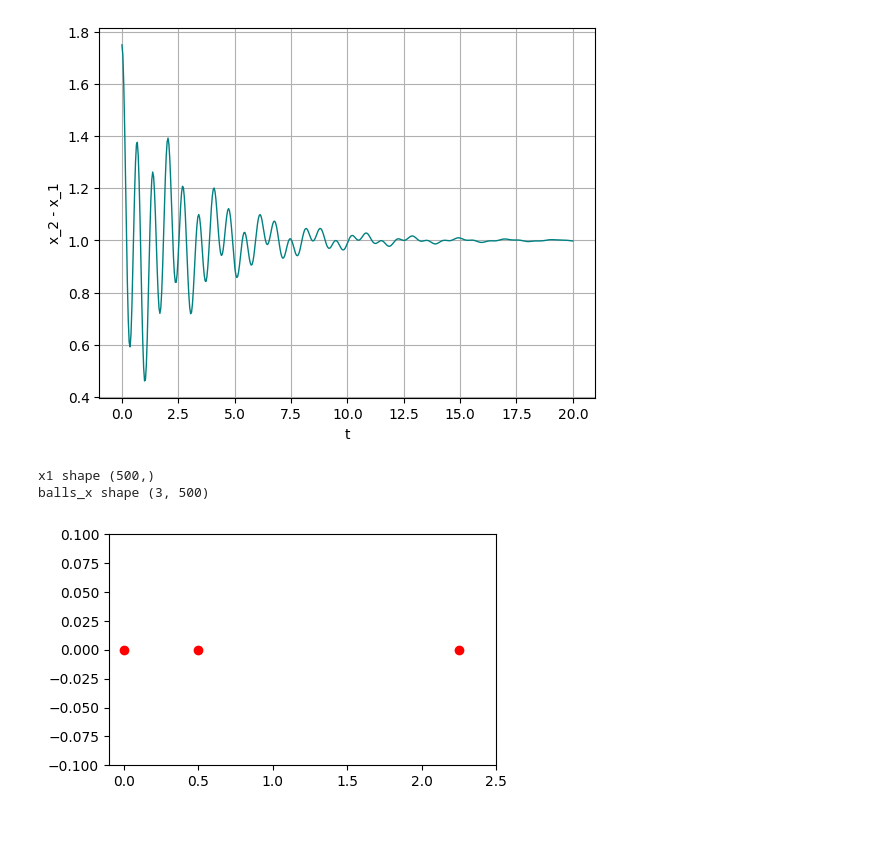
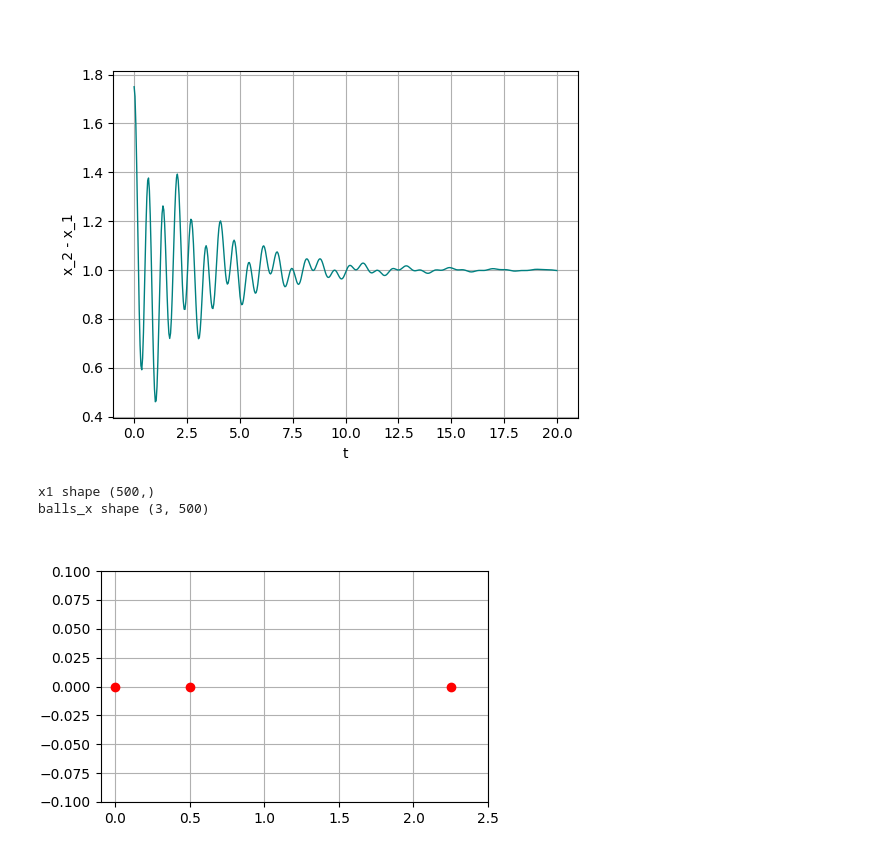
Before and after one commit to agoldhammer/nbs, a Jupyter notebook: src/coupled-spring.ipynb, the cells around one changed output. Cells and saved outputs as stored; diff of their text form; code cells hidden in the pictures.

Commit message:
working animations

```diff
--- a/src/coupled-spring.ipynb
+++ b/src/coupled-spring.ipynb
@@ -100,17 +102,19 @@ Text(0.5, 1.0, 'Mass Displacements for the\nCoupled Spring-Mass System')
 # %%
-plt.style.use('default')
-plot(t, x2-x1, color="teal", linewidth=lw)
+fig, ax = plt.subplots(figsize=(6, 4.5))
+
+ax.plot(t, x2-x1, color="teal", linewidth=lw)
 grid(True)
 xlabel("t")
 plt.ylabel("x_2 - x_1")
 plt.show()
 # %% [output]
-[figure, old version]
+[figure, new version]
 # %%
 # animate the above
 
 fig, ax = plt.subplots(figsize=(5, 3))
 ax.set(xlim=(-0.1, 2.5), ylim=(-0.1, 0.1))
+grid(True)
 print(f"x1 shape {x1.shape}")
 balls_x = np.array([np.zeros_like(x1), x1, x2])
 print (f"balls_x shape {balls_x.shape}")
@@ -118,11 +122,11 @@ line = ax.plot(balls_x[:, 0], np.zeros(3), "or", linewidth=lw)[0]
 def animate(i):
     line.set_xdata(balls_x[:, i])
 
-anim = FuncAnimation(fig, animate, interval=100, repeat=True, frames=numpoints)
+anim = FuncAnimation(fig, animate, interval=10, repeat=False, frames = numpoints - 1)
 plt.draw()
 plt.show()
 # print(balls_x[:, 200])
 # %% [output]
 x1 shape (500,)
 balls_x shape (3, 500)
-[figure, old version]
+[figure, new version]
```
Also changed, not shown: parts of 2 cells of this notebook, 4 other files.
